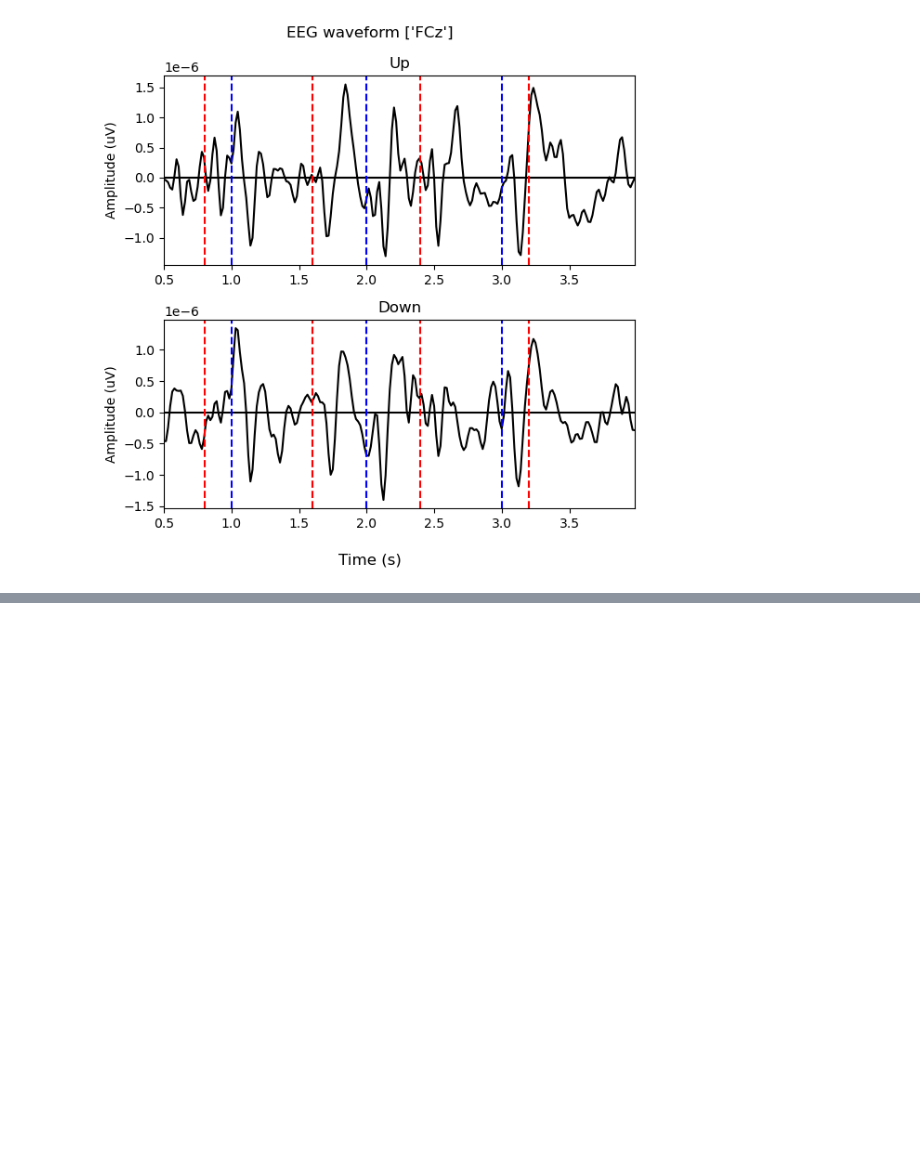
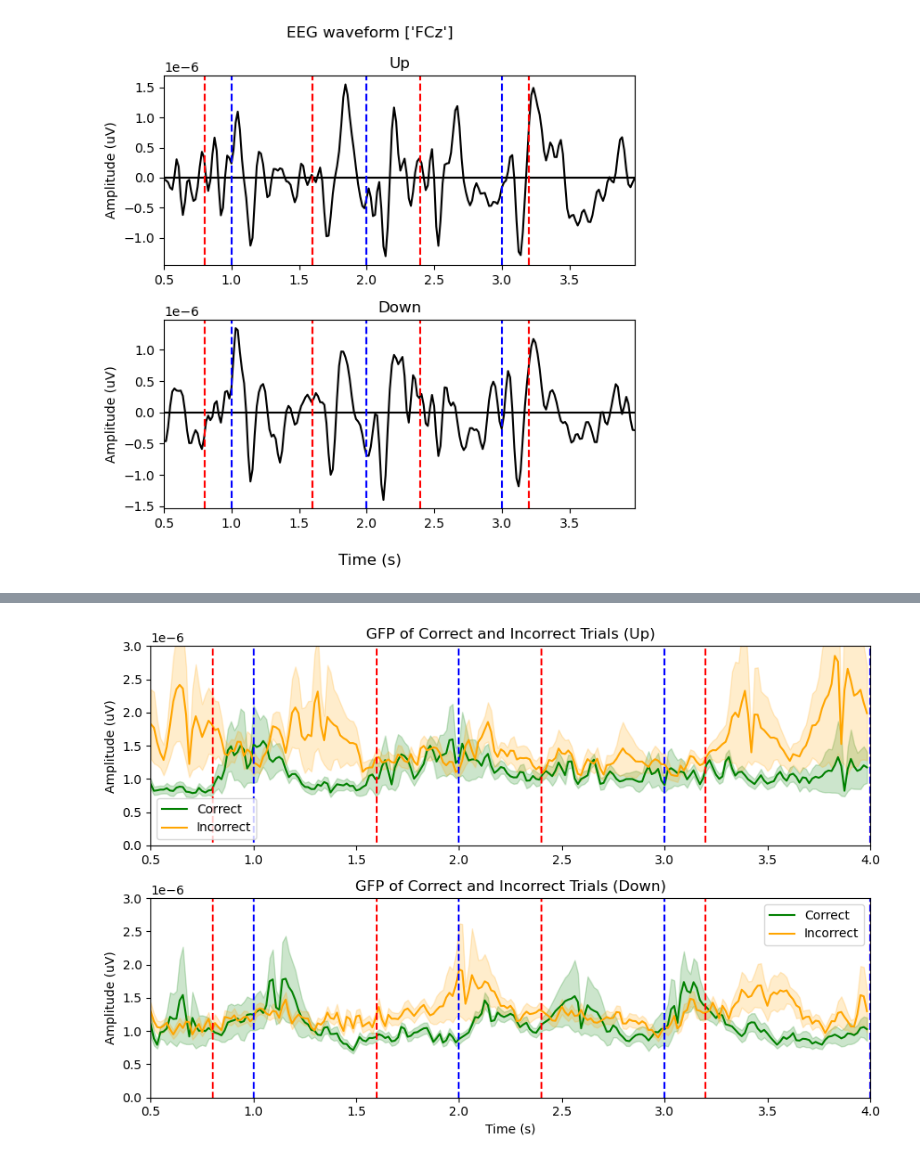
Before and after one commit to iowa-human-auditory-neuro/aad-trf, a Jupyter notebook: src/compare_trial_predictions.ipynb, the cells around one changed output, grey strips where cells are left out. Cells and saved outputs as stored; diff of their text form; code cells hidden in the pictures; blank space fills up the shorter version.

```diff
--- a/src/compare_trial_predictions.ipynb
+++ b/src/compare_trial_predictions.ipynb
@@ -600 +600,64 @@ plt.savefig(os.path.join(path_dict['reports'], f"dataset-{dataset_name}_reports-
+# %%
+grouped = results_df_svc.groupby('sub_id')
+
+# Iterate over each group
+for i, (sub_id, group) in enumerate(grouped):
+    correct_up_index = group.index[group['correct'] & (group['label'] == 0)].tolist()
+    incorrect_up_index = group.index[~group['correct'] & (group['label'] == 0)].tolist()
+    correct_down_index = group.index[group['correct'] & (group['label'] == 1)].tolist()
+    incorrect_down_index = group.index[~group['correct'] & (group['label'] == 1)].tolist()
+
+    gfp_correct_up = dataset[correct_up_index].get_eeg().mean(axis=0).std(axis=0)
+    gfp_incorrect_up = dataset[incorrect_up_index].get_eeg().mean(axis=0).std(axis=0)
+    gfp_correct_down = dataset[correct_down_index].get_eeg().mean(axis=0).std(axis=0)
+    gfp_incorrect_down = dataset[incorrect_down_index].get_eeg().mean(axis=0).std(axis=0)
+    if i == 0:
+        gfp_array = np.zeros((len(grouped), 4, len(gfp_correct_up)))
+    gfp_array[i, 0] = gfp_correct_up
+    gfp_array[i, 1] = gfp_incorrect_up
+    gfp_array[i, 2] = gfp_correct_down
+    gfp_array[i, 3] = gfp_incorrect_down
+
+gfp_mean = gfp_array.mean(axis=0)
+gfp_se = gfp_array.std(axis=0) / np.sqrt(len(grouped))
+
+# Plot GFP
+time = np.arange(0.5, 4, 1/64)
+fig, (ax1, ax2) = plt.subplots(2, 1, figsize=(9, 6))
+
+# Plot for 'up' label
+ax1.plot(time, gfp_mean[0], color='green', label='Correct')
+ax1.fill_between(time, gfp_mean[0] - gfp_se[0], gfp_mean[0] + gfp_se[0], color='green', alpha=0.2)
+ax1.plot(time, gfp_mean[1], color='orange', label='Incorrect')
+ax1.fill_between(time, gfp_mean[1] - gfp_se[1], gfp_mean[1] + gfp_se[1], color='orange', alpha=0.2)
+ymin_up = np.min(gfp_mean[:2]) - np.max(gfp_se[:2])
+ymax_up = np.max(gfp_mean[:2]) + np.max(gfp_se[:2])
+ax1.vlines(np.linspace(0, 4, 6), ymin_up, 3e-6, color='r', linestyle='--')
+ax1.vlines(np.linspace(0, 4, 5), ymin_up, 3e-6, color='b', linestyle='--')
+ax1.set_xlim(0.5, 4)
+ax1.set_ylim(0, 3e-6)
+ax1.set_title('GFP of Correct and Incorrect Trials (Up)')
+ax1.set_ylabel('Amplitude (uV)')
+ax1.legend()
+
+# Plot for 'down' label
+ax2.plot(time, gfp_mean[2], color='green', label='Correct')
+ax2.fill_between(time, gfp_mean[2] - gfp_se[2], gfp_mean[2] + gfp_se[2], color='green', alpha=0.2)
+ax2.plot(time, gfp_mean[3], color='orange', label='Incorrect')
+ax2.fill_between(time, gfp_mean[3] - gfp_se[3], gfp_mean[3] + gfp_se[3], color='orange', alpha=0.2)
+ymin_down = np.min(gfp_mean[2:]) - np.max(gfp_se[2:])
+ymax_down = np.max(gfp_mean[2:]) + np.max(gfp_se[2:])
+ax2.vlines(np.linspace(0, 4, 6), ymin_down, 3e-6, color='r', linestyle='--')
+ax2.vlines(np.linspace(0, 4, 5), ymin_down, 3e-6, color='b', linestyle='--')
+ax2.set_xlim(0.5, 4)
+ax2.set_ylim(0, 3e-6)
+ax2.set_title('GFP of Correct and Incorrect Trials (Down)')
+ax2.set_xlabel('Time (s)')
+ax2.set_ylabel('Amplitude (uV)')
+ax2.legend()
+
+plt.tight_layout()
+plt.savefig(os.path.join(path_dict['reports'], f"dataset-{dataset_name}_reports-eeg-waveform-correct-incorrect-subject-wise-gfp-subject-wise_model-svc.png"))
+# %% [output]
+[figure, added]
 # %%
```
Also changed, not shown: parts of 5 cells of this notebook, 1 other file.
